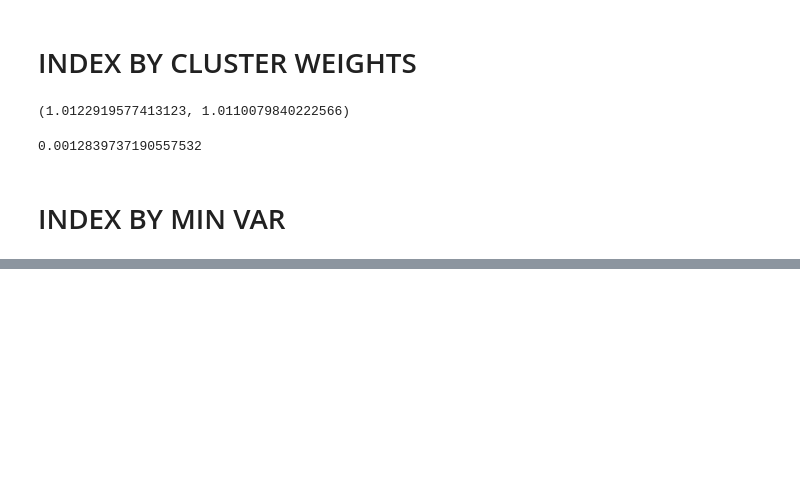
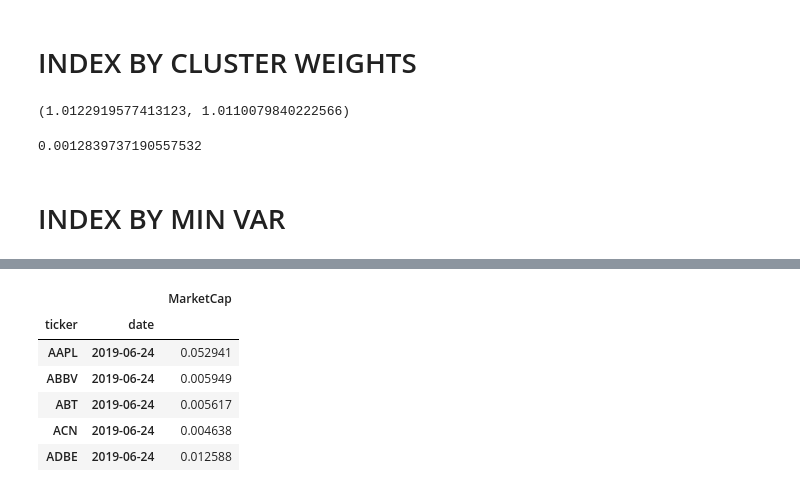
Before and after one commit to layoups/index-funds, a Jupyter notebook: create_indices.ipynb, the cells around one changed output, grey strips where cells are left out. Saved outputs shown, nothing was run; the diff lists cells and outputs as text; code cells hidden in the pictures; blank space fills up the shorter version.

```diff
--- a/create_indices.ipynb
+++ b/create_indices.ipynb
@@ -239,0 +185,11 @@ ticker_data.loc[(ticker_data.index.get_level_values(0).unique()[:10], pd.date_ra
+# %%
+benchmark_weights = market_caps.loc[(slice(None), date), :] / market_caps.loc[(slice(None), date), :].sum()
+benchmark_weights.head()
+# %% [output]
+|  |  | MarketCap |
+| ticker | date |  |
+| AAPL | 2019-06-24 | 0.052941 |
+| ABBV | 2019-06-24 | 0.005949 |
+| ABT | 2019-06-24 | 0.005617 |
+| ACN | 2019-06-24 | 0.004638 |
+| ADBE | 2019-06-24 | 0.012588 |
```
Also changed, not shown: parts of 20 cells of this notebook, 2 other files.
